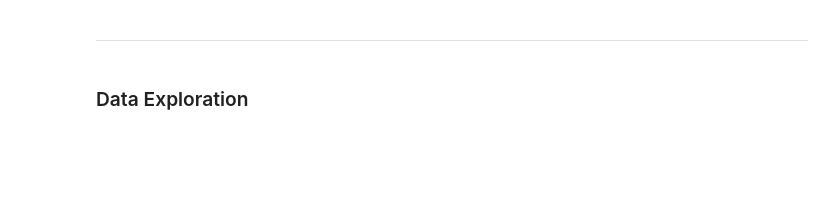
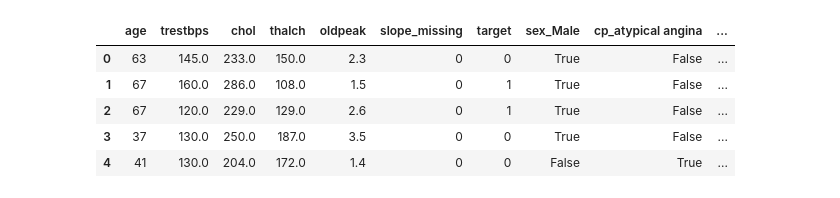
Before and after one commit to wwebpy/Heart-disease-prediction-classification, a Jupyter notebook: notebooks/initial_data_exploration.ipynb, the cells around one changed output. Cells and saved outputs as stored; diff of their text form; code cells hidden in the pictures; blank space fills up the shorter version.

```diff
--- a/notebooks/initial_data_exploration.ipynb
+++ b/notebooks/initial_data_exploration.ipynb
@@ -47,0 +98,3 @@ memory usage: 214.7+ MB
+# %%
+data = data.drop(columns=['id', 'dataset'])
+data.info()
@@ -47,0 +147,7 @@ memory usage: 214.7+ MB
+# %%
+# Fehlende Werte entfernen & ersetzen
+data = data.drop(columns=['ca', 'thal'])
+
+data['slope_missing'] = data['slope'].isnull().astype(int)
+data['slope'] = data['slope'].fillna(data['slope'].mode()[0])
+data['slope'].value_counts(dropna=False)
@@ -47,0 +164,5 @@ memory usage: 214.7+ MB
+# %%
+# Zielvariable 'num' zu 'target' formatieren
+data['target'] = (data['num'] > 0).astype(int)
+data = data.drop(columns=['num'])
+data.head()
@@ -48 +199,12 @@ memory usage: 214.7+ MB
+# %%
+# Dummy encoding
+data = pd.get_dummies(data, columns=['sex', 'cp', 'fbs', 'restecg', 'exang', 'slope'], drop_first=True)
+data.head()
+# %% [output]
+|  | age | trestbps | chol | thalch | oldpeak | slope_missing | target | sex_Male | cp_atypical angina | ... |
+| 0 | 63 | 145.0 | 233.0 | 150.0 | 2.3 | 0 | 0 | True | False | ... |
+| 1 | 67 | 160.0 | 286.0 | 108.0 | 1.5 | 0 | 1 | True | False | ... |
+| 2 | 67 | 120.0 | 229.0 | 129.0 | 2.6 | 0 | 1 | True | False | ... |
+| 3 | 37 | 130.0 | 250.0 | 187.0 | 3.5 | 0 | 0 | True | False | ... |
+| 4 | 41 | 130.0 | 204.0 | 172.0 | 1.4 | 0 | 0 | False | True | ... |
 # %%
@@ -50,4 +211,0 @@ memory usage: 214.7+ MB
-# %% [markdown]
--------------------
-# %% [markdown]
-### Data Exploration
```
Also changed, not shown: parts of 15 cells of this notebook, 1 other file.
